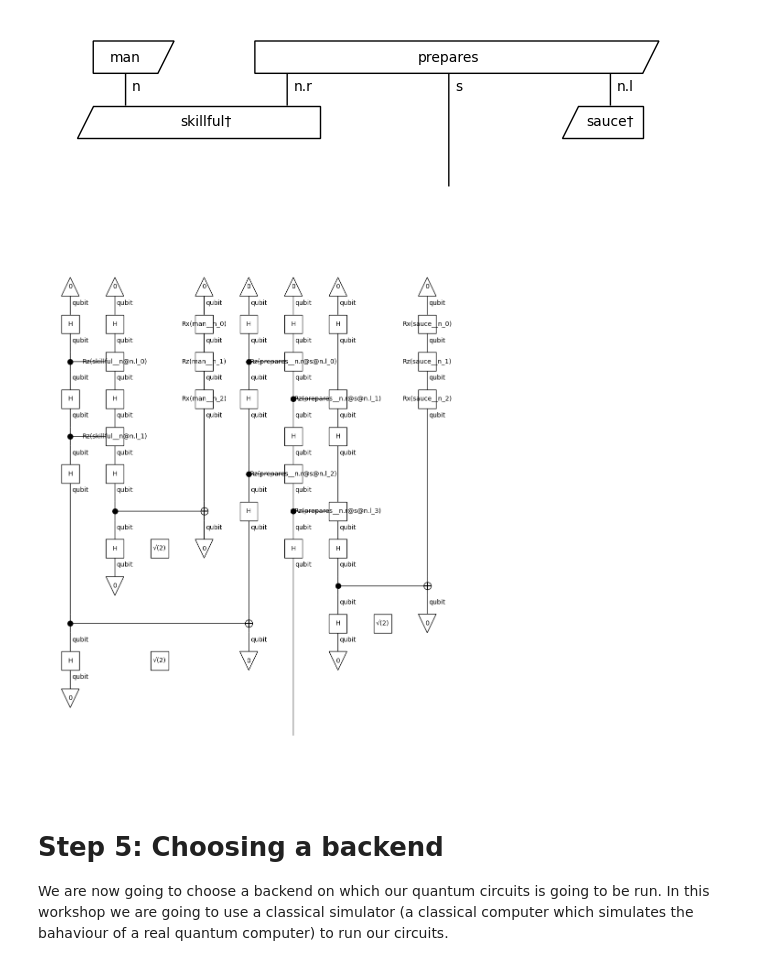
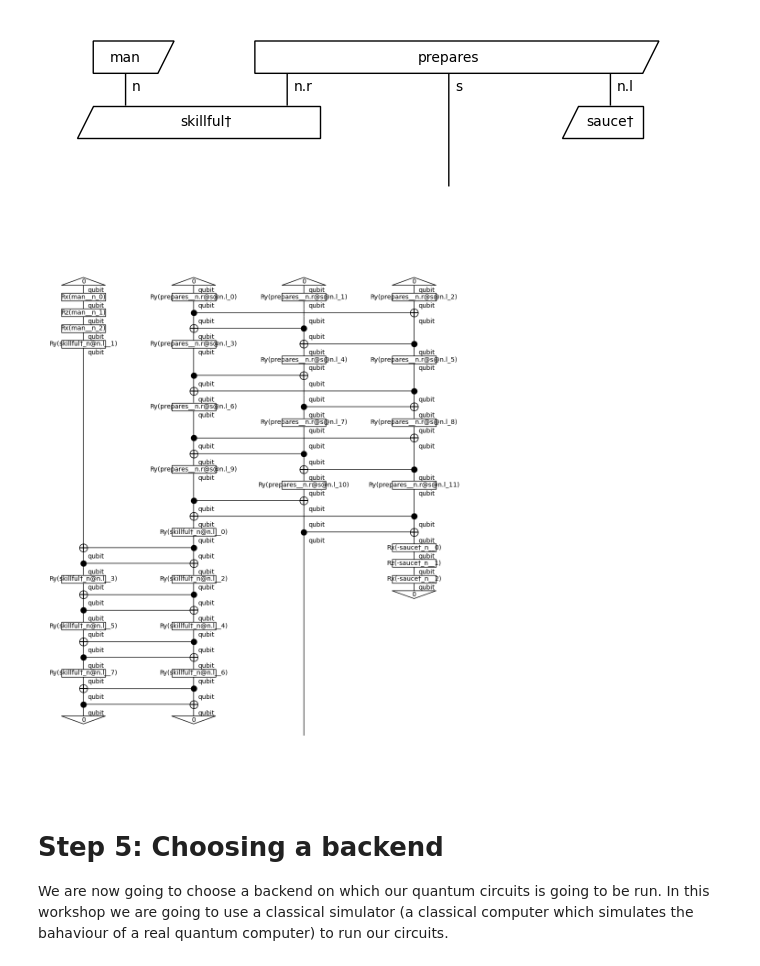
Before and after one commit to blue-research/qlang, a Jupyter notebook: algo.ipynb, the cells around one changed output. Cells and saved outputs as stored; diff of their text form; code cells hidden in the pictures.

```diff
--- a/algo.ipynb
+++ b/algo.ipynb
@@ -97,19 +97,22 @@ After removing cups
 # %%
 from lambeq import AtomicType, IQPAnsatz, BaseAnsatz, CircuitAnsatz, MPSAnsatz, Sim14Ansatz, Sim15Ansatz, SpiderAnsatz, StronglyEntanglingAnsatz, Symbol, TensorAnsatz
 from lambeq.backend.tensor import Dim
 
-ansatz = IQPAnsatz({AtomicType.NOUN: 1, AtomicType.SENTENCE: 1},
-                   n_layers=2, n_single_qubit_params=3)
+# ansatz = IQPAnsatz({AtomicType.NOUN: 1, AtomicType.SENTENCE: 1},
+#                    n_layers=2, n_single_qubit_params=3)
 # ansatz = StronglyEntanglingAnsatz({AtomicType.NOUN: 1, AtomicType.SENTENCE: 1}, n_layers=2, n_single_qubit_params=3)
 # ansatz = SpiderAnsatz({AtomicType.NOUN: Dim(2), AtomicType.SENTENCE: Dim(2)})
-
-train_circuits = [ansatz(diagram) for diagram in raw_train_diagrams]
-dev_circuits =  [ansatz(diagram) for diagram in raw_dev_diagrams]
-test_circuits = [ansatz(diagram) for diagram in raw_test_diagrams]
+# ansatz = Sim14Ansatz({AtomicType.NOUN: 1, AtomicType.SENTENCE: 1},
+#                    n_layers=2, n_single_qubit_params=3)
+ansatz = Sim15Ansatz({AtomicType.NOUN: 1, AtomicType.SENTENCE: 1},
+                   n_layers=2, n_single_qubit_params=3)
+train_circuits = [ansatz(diagram) for diagram in train_diagrams]
+dev_circuits =  [ansatz(diagram) for diagram in dev_diagrams]
+test_circuits = [ansatz(diagram) for diagram in test_diagrams]
 
 train_circuits[0].draw(figsize=(9, 12))
 # %% [output]
-[figure, old version]
+[figure, new version]
 # %% [markdown]
 # Step 5: Choosing a backend
 We are now going to choose a backend on which our quantum circuits is going to be run. In this workshop we are going to use a classical simulator (a classical computer which simulates the bahaviour of a real quantum computer) to run our circuits.
```
Also changed, not shown: parts of 4 cells of this notebook.
